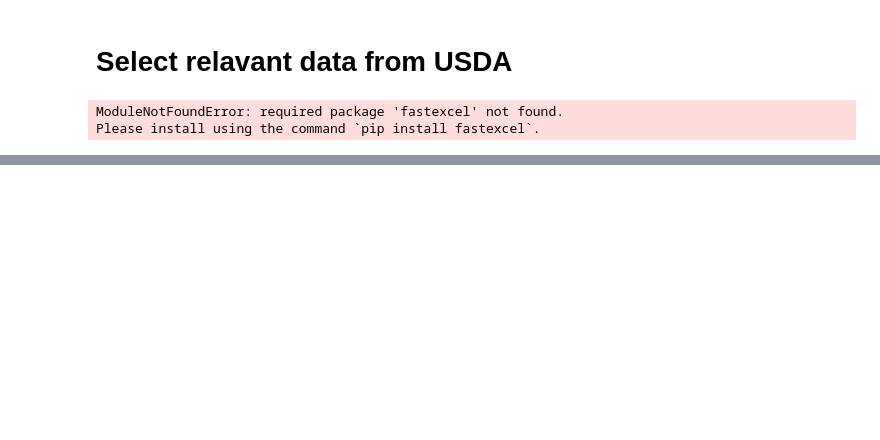
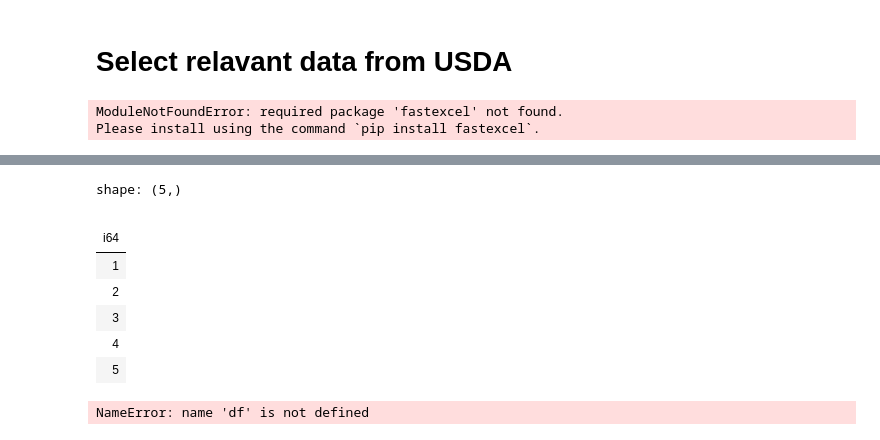
Before and after one commit to nehcili/joseph, a Jupyter notebook: notesbooks/sractch_v0.ipynb, the cells around one changed output, grey strips where cells are left out. Cells and saved outputs as stored; diff of their text form; code cells hidden in the pictures; blank space fills up the shorter version.

```diff
--- a/notesbooks/sractch_v0.ipynb
+++ b/notesbooks/sractch_v0.ipynb
@@ -61,0 +64,15 @@ shape: (4, 11)
+# %%
+s.ren
+# %% [output]
+shape: (5,)
+|  |
+| i64 |
+| 1 |
+| 2 |
+| 3 |
+| 4 |
+| 5 |
+# %%
+df
+# %% [output]
+NameError: name 'df' is not defined
```
Also changed, not shown: parts of 6 cells of this notebook, 12 other files.
